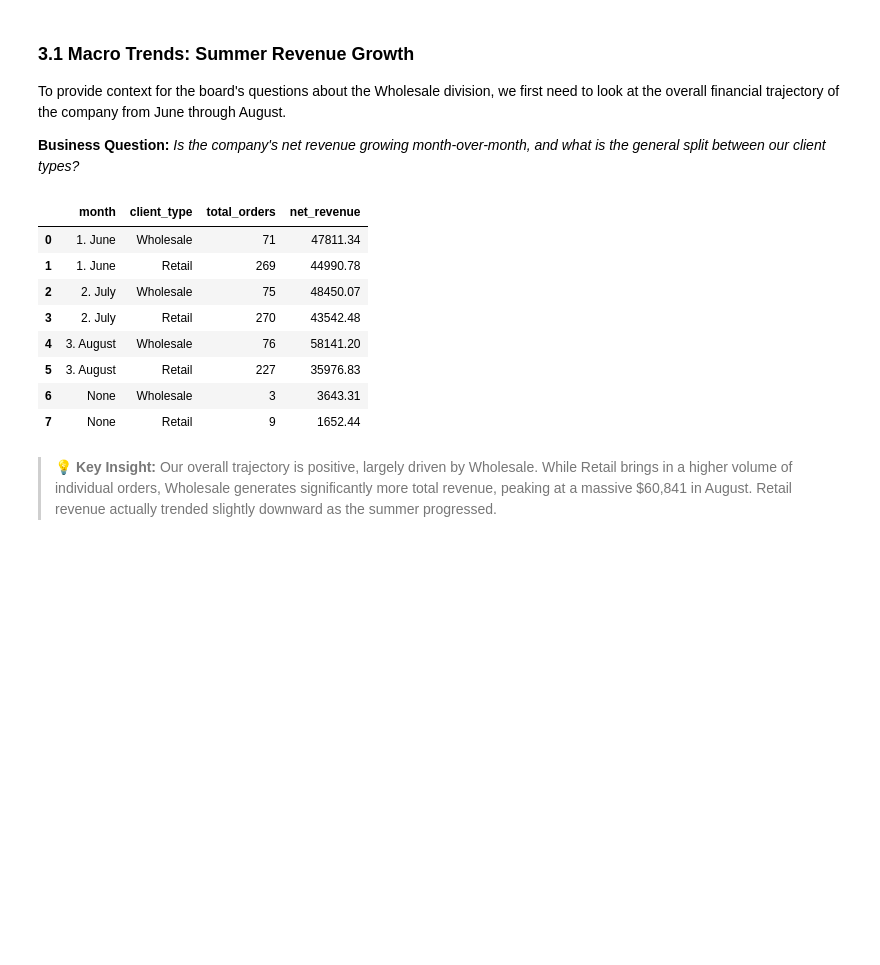
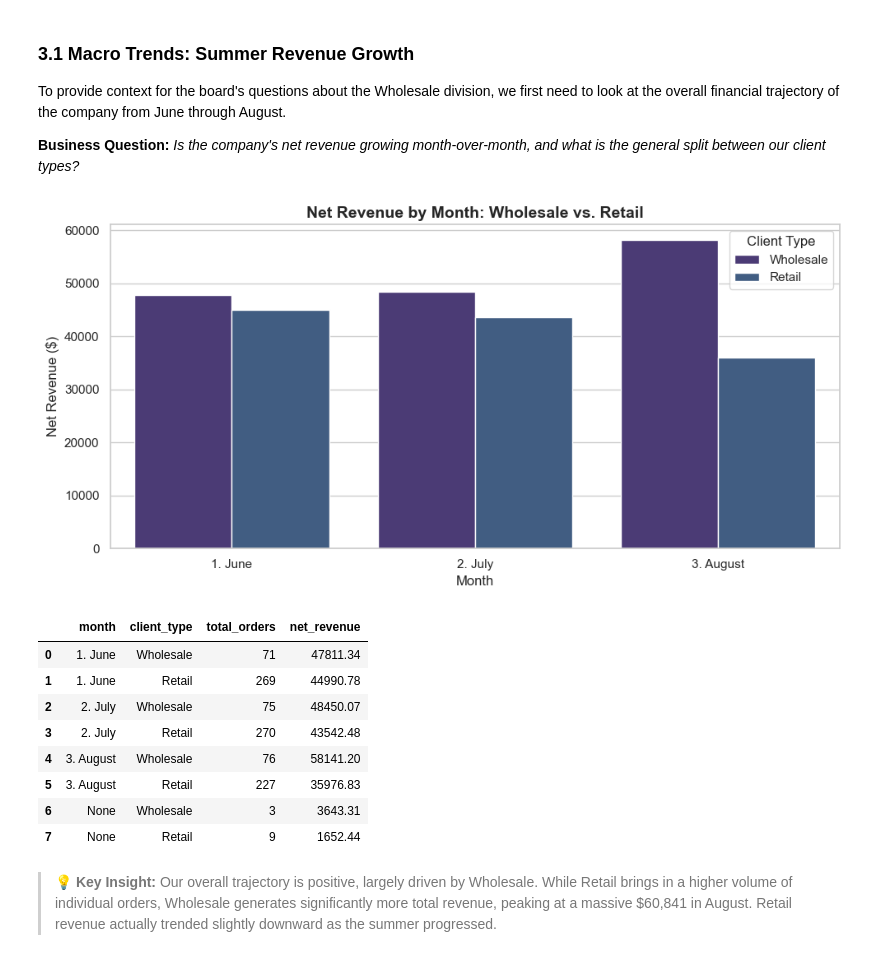
Before and after one commit to davidnamgung/motorcycle-parts, a Jupyter notebook: analysis.ipynb, the cells around one changed output. Cells and saved outputs as stored; diff of their text form; code cells hidden in the pictures; blank space fills up the shorter version.

```diff
--- a/analysis.ipynb
+++ b/analysis.ipynb
@@ -27,3 +26,8 @@ execute:
+# %%
+import seaborn as sns
+import matplotlib.pyplot as plt
+
+sns.set_theme(style="whitegrid", palette="viridis")
 # %% [markdown]
 <a href="sales.csv" download="sales.csv" class="btn btn-primary" style="margin-bottom: 20px;">
   📥 Download sales.csv
@@ -128,22 +129,51 @@ To provide context for the board's questions about the Wholesale division, we fi
 
 **Business Question:** *Is the company's net revenue growing month-over-month, and what is the general split between our client types?*
 # %%
+import pandas as pd
+import duckdb
+import seaborn as sns
+import matplotlib.pyplot as plt
+
+# 1. Connect to the database (just in case it disconnected)
+con = duckdb.connect(database=':memory:')
+
+# 2. Write the query
 macro_sql = """
 SELECT
     CASE
         WHEN EXTRACT(MONTH FROM CAST(date AS DATE)) = 6 THEN '1. June'
         WHEN EXTRACT(MONTH FROM CAST(date AS DATE)) = 7 THEN '2. July'
         WHEN EXTRACT(MONTH FROM CAST(date AS DATE)) = 8 THEN '3. August'
     END AS month,
     client_type,
     COUNT(order_number) as total_orders,
     ROUND(SUM(total * (1 - payment_fee)), 2) AS net_revenue
 FROM 'sales.csv'
 GROUP BY month, client_type
 ORDER BY month, net_revenue DESC;
 """
-con.execute(macro_sql).df()
+
+# 3. SAVE the result to the variable 'macro_df'
+macro_df = con.execute(macro_sql).df()
+
+# 4. Set the aesthetic theme
+sns.set_theme(style="whitegrid", palette="viridis")
+
+# 5. Draw the chart
+plt.figure(figsize=(10, 5))
+sns.barplot(data=macro_df, x="month", y="net_revenue", hue="client_type")
+
+plt.title("Net Revenue by Month: Wholesale vs. Retail", fontsize=14, weight='bold')
+plt.xlabel("Month")
+plt.ylabel("Net Revenue ($)")
+plt.legend(title="Client Type")
+plt.tight_layout()
+plt.show()
+
+# 6. Display the table below the chart
+macro_df
 # %% [output]
+[figure, added]
 |  | month | client_type | total_orders | net_revenue |
 | 0 | 1. June | Wholesale | 71 | 47811.34 |
 | 1 | 1. June | Retail | 269 | 44990.78 |
```
Also changed, not shown: parts of 22 cells of this notebook, 2 other files.
